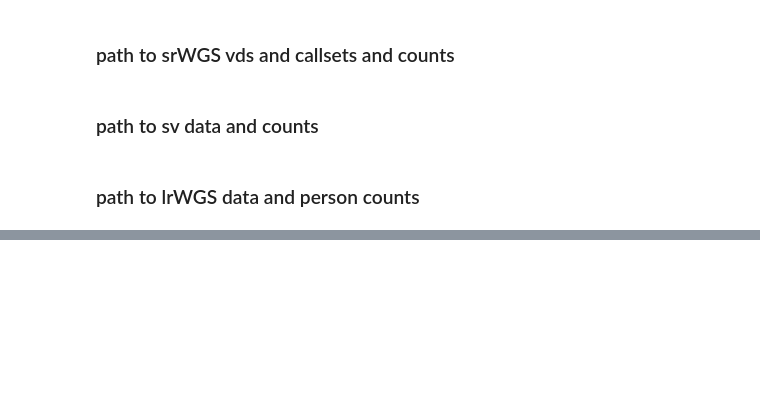
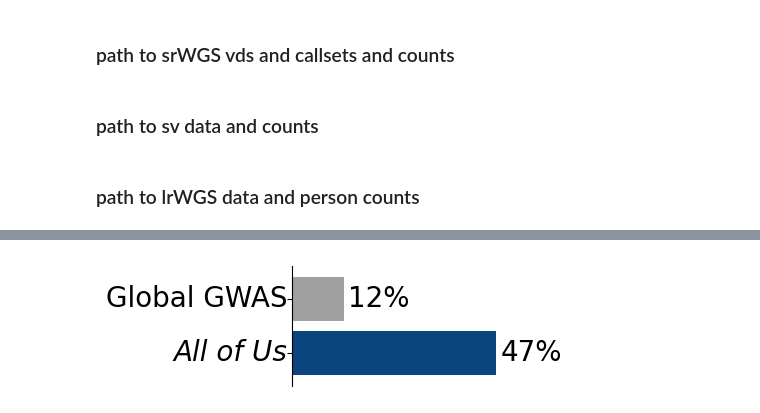
Before and after one commit to sbgoleva/Practical_considerations_in_all_of_us, a Jupyter notebook: Notebooks/02_query_srWGS_data.ipynb, the cells around one changed output, grey strips where cells are left out. Cells and saved outputs as stored; diff of their text form; code cells hidden in the pictures; blank space fills up the shorter version.

Commit message:
calculate_ancestry_diversity_and_plot

```diff
--- a/Notebooks/02_query_srWGS_data.ipynb
+++ b/Notebooks/02_query_srWGS_data.ipynb
@@ -132,0 +140,4 @@ print(f"Number of individuals with long-read WGS data: {manifest.n_unique('resea
+# %%
+fs = gcsfs.GCSFileSystem(requester_pays=True)
+with fs.open('gs://vwb-aou-datasets-controlled/v9/wgs/short_read/snpindel/aux/ancestry/ancestry_preds.tsv') as f:
+    ancestry_pred = pl.read_csv(f, separator='\t')
@@ -132,0 +170,31 @@ print(f"Number of individuals with long-read WGS data: {manifest.n_unique('resea
+# %%
+# Calculate % non-EUR from ancestry_pred_other
+non_eur_pct = (ancestry_pred['ancestry_pred_other'] != 'eur').mean() * 100
+
+labels = ['Global GWAS', 'All of Us']
+#12% obtained from https://gwasdiversitymonitor.com/ accessed on July 1, 2026
+global_noneur_pct = 12
+values = [global_noneur_pct, non_eur_pct]
+
+fig, ax = plt.subplots(figsize=(5, 1.5))
+
+colors = ['#0C447D', '#a0a0a0']
+for i, (label, val) in enumerate(zip(['All of Us', 'Global GWAS'], [non_eur_pct, global_noneur_pct])):
+    ax.barh(i, val, color=colors[i], height=0.8)
+    ax.text(val + 1, i, f'{val:.0f}%', va='center', fontsize=20)
+
+ax.set_yticks([0, 1])
+ax.set_yticklabels([])
+ax.text(-1, 0, 'All of Us', fontsize=20, fontstyle='italic', ha='right', va='center')
+ax.text(-1, 1, 'Global GWAS', fontsize=20, ha='right', va='center')
+
+ax.set_xlim(0, 65)
+ax.set_ylim(-0.6, 1.6)
+ax.set_xticks([])
+for spine in ['top', 'right', 'bottom']:
+    ax.spines[spine].set_visible(False)
+
+plt.tight_layout()
+plt.show()
+# %% [output]
+[figure, added]
```
Also changed, not shown: parts of 4 cells of this notebook.
